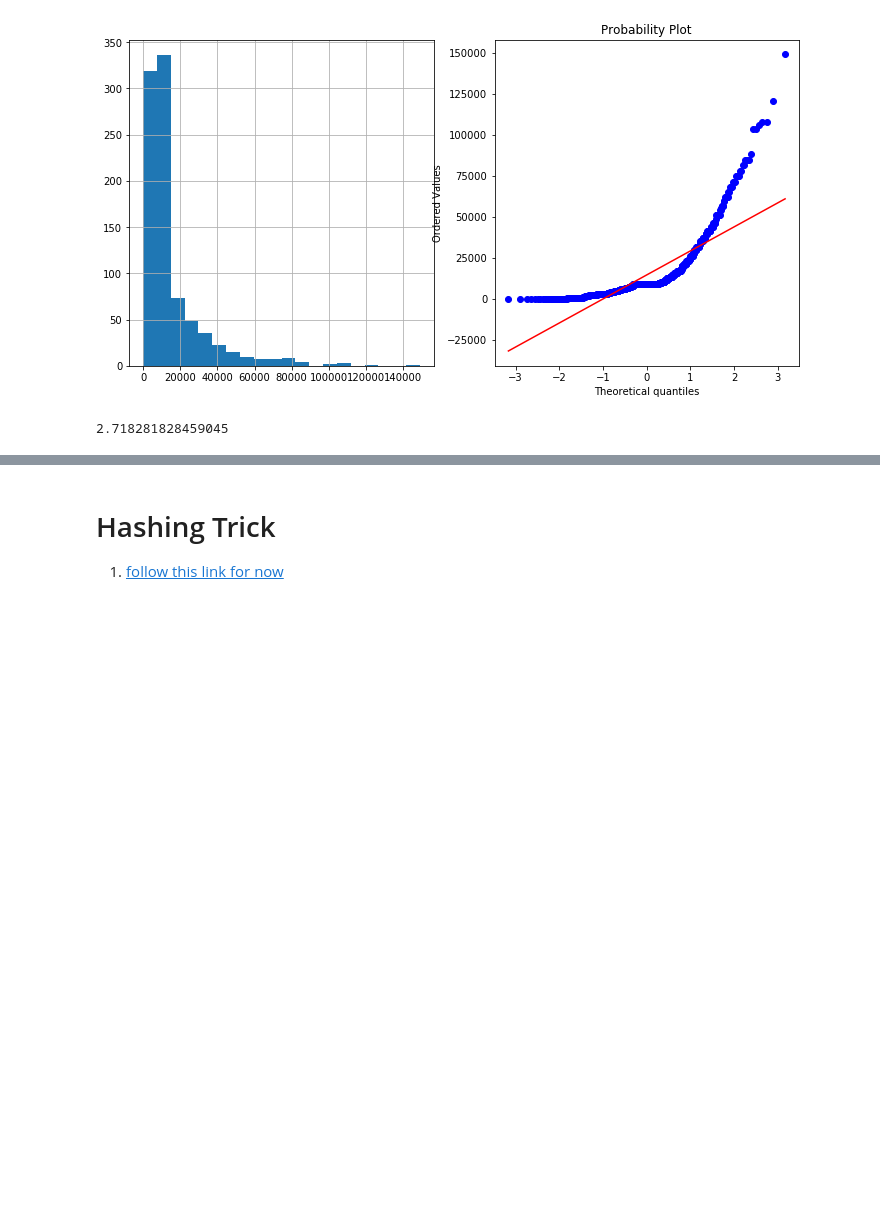
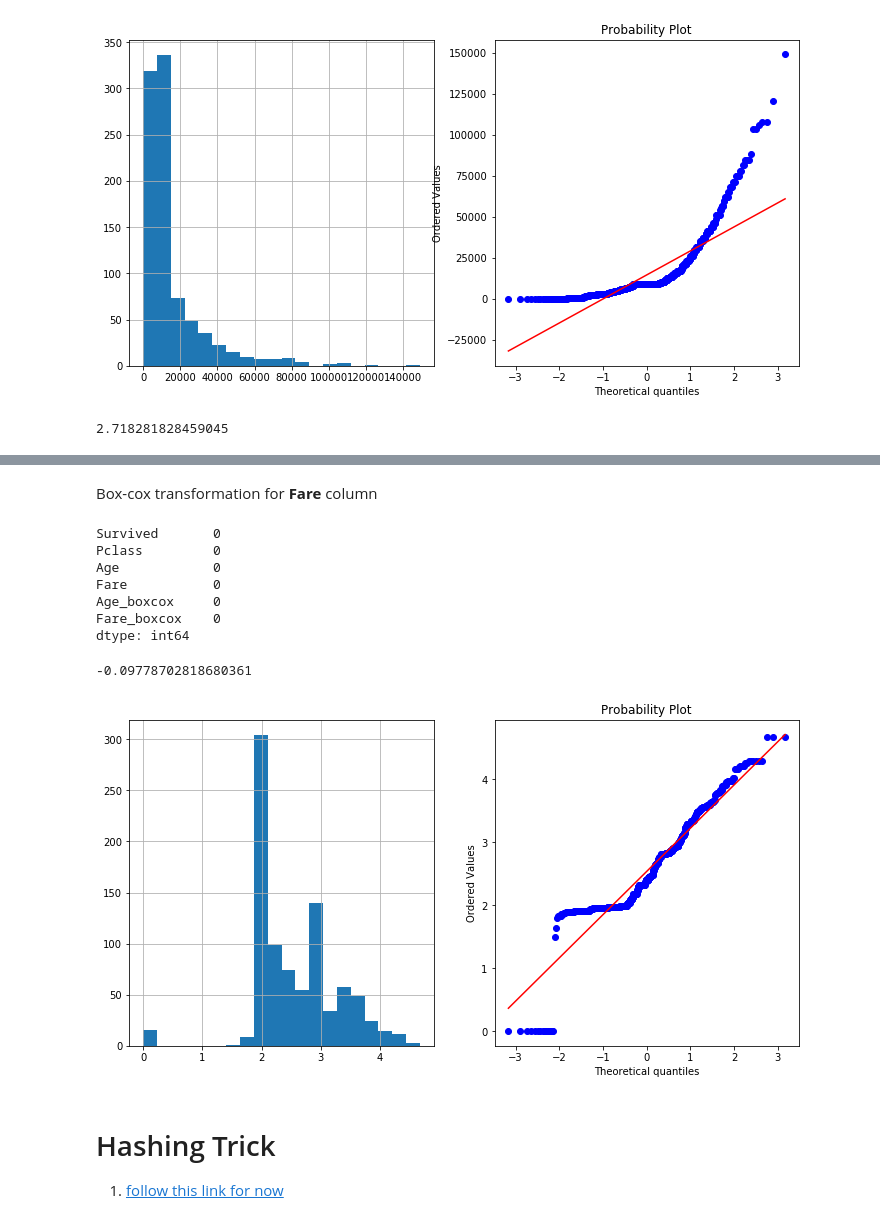
Before and after one commit to akshayDev17/Machine-Learning-Concepts, a Jupyter notebook: src/feature-engineering.ipynb, the cells around one changed output, grey strips where cells are left out. Saved outputs shown, nothing was run; the diff lists cells and outputs as text; code cells hidden in the pictures; blank space fills up the shorter version.

```diff
--- a/src/feature-engineering.ipynb
+++ b/src/feature-engineering.ipynb
@@ -1060,3 +1114,26 @@ df['Age_boxcox'] = boxcox(df['Age'])
+# %% [markdown]
+Box-cox transformation for **Fare** column
+# %%
+# fill up Age-NaN values
+df['Fare'].fillna(df['Fare'].median(), inplace=True)
+display(df.isnull().sum())
+
+from scipy.stats import boxcox
+df['Fare_boxcox'], parameters = boxcox(df['Fare']+1)
+# +1 is done so that zero values are changed to strictly positive values
+print(parameters)
+
+plot_feature('Fare_boxcox')
+# %% [output]
+Survived       0
+Pclass         0
+Age            0
+Fare           0
+Age_boxcox     0
+Fare_boxcox    0
+dtype: int64
+-0.09778702818680361
+[figure, added]
 # %% [markdown]
 # Hashing Trick
 1. [follow this link for now](https://booking.ai/dont-be-tricked-by-the-hashing-trick-192a6aae3087)
```
Also changed, not shown: parts of 11 cells of this notebook.
